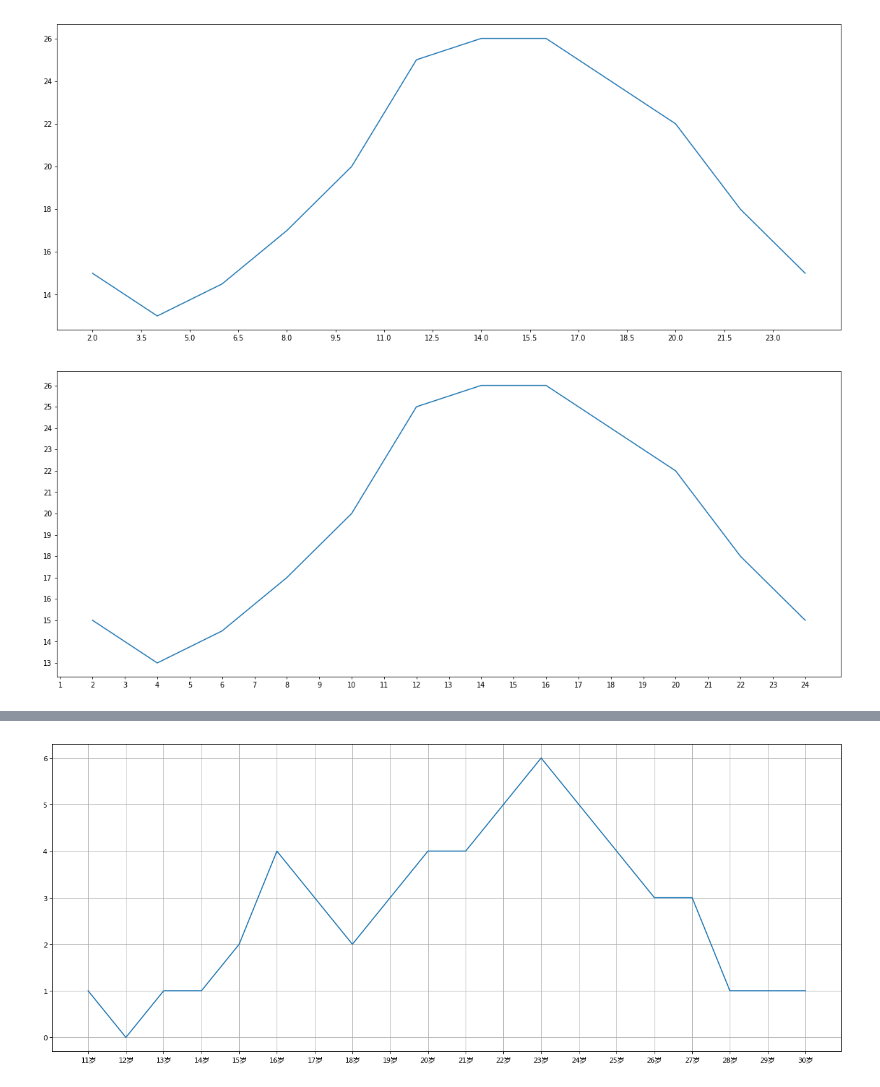
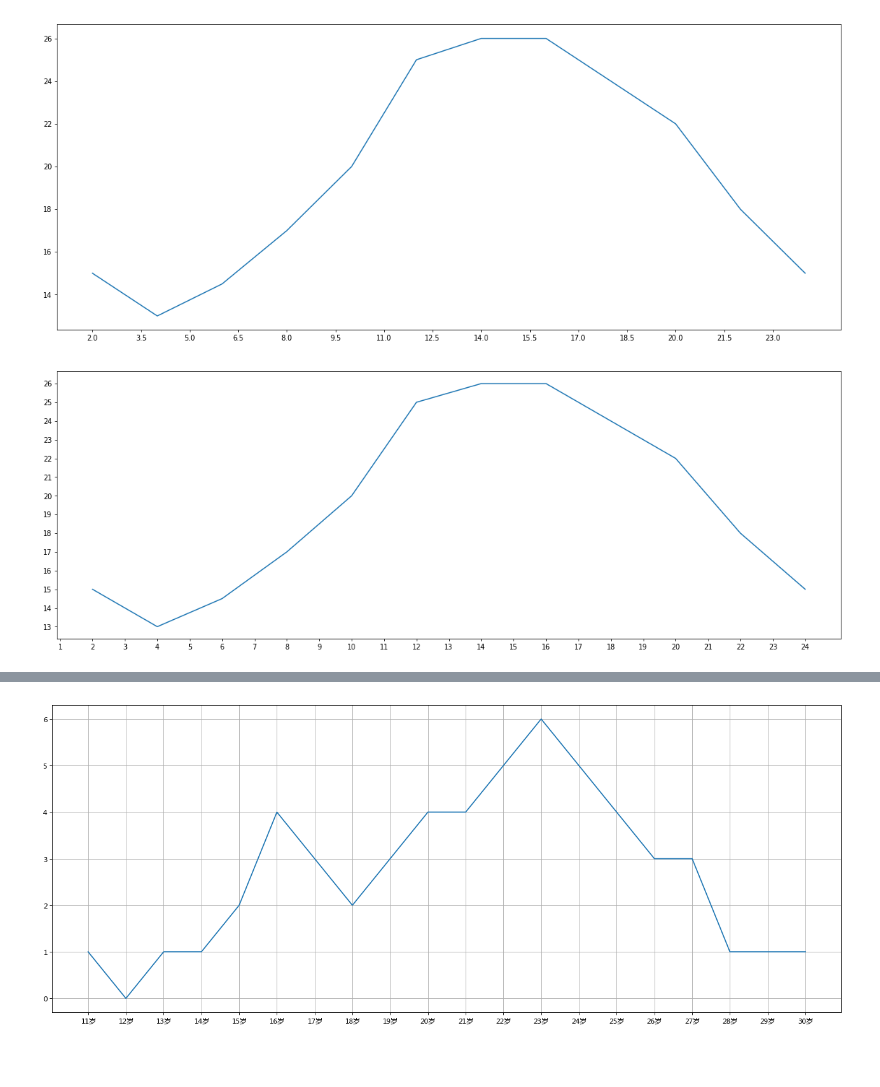
Before and after one commit to franckisses/Numpy_Pandas_Matpoltlib, a Jupyter notebook: matplotlob/first.ipynb, the cells around one changed output, grey strips where cells are left out. Cells and saved outputs as stored; diff of their text form; code cells hidden in the pictures; blank space fills up the shorter version.

```diff
--- a/matplotlob/first.ipynb
+++ b/matplotlob/first.ipynb
@@ -42,14 +42,14 @@ plt.show()
 # %%
 # y轴的刻度控制
 x = range(2,26,2)
 y = [15,13,14.5,17,20,25,26,26,24,22,18,15]
-plt.figure(figsize=(20,8),dpi=70)
+plt.figure(figsize=(20,7),dpi=70)
 plt.plot(x,y)
 plt.xticks(range(1,25)) # x轴的取值范围变为1-24
 plt.yticks(range(min(y),max(y)+1))
 plt.show()
 # %% [output]
-[figure, old version]
+[figure, new version]
 # %%
 # 如果列表a表示10点到12点每一分钟的气温，如何绘制折线图观察每分钟的气温变化。
 import random
```
Also changed, not shown: parts of 7 cells of this notebook, 8 other files.
